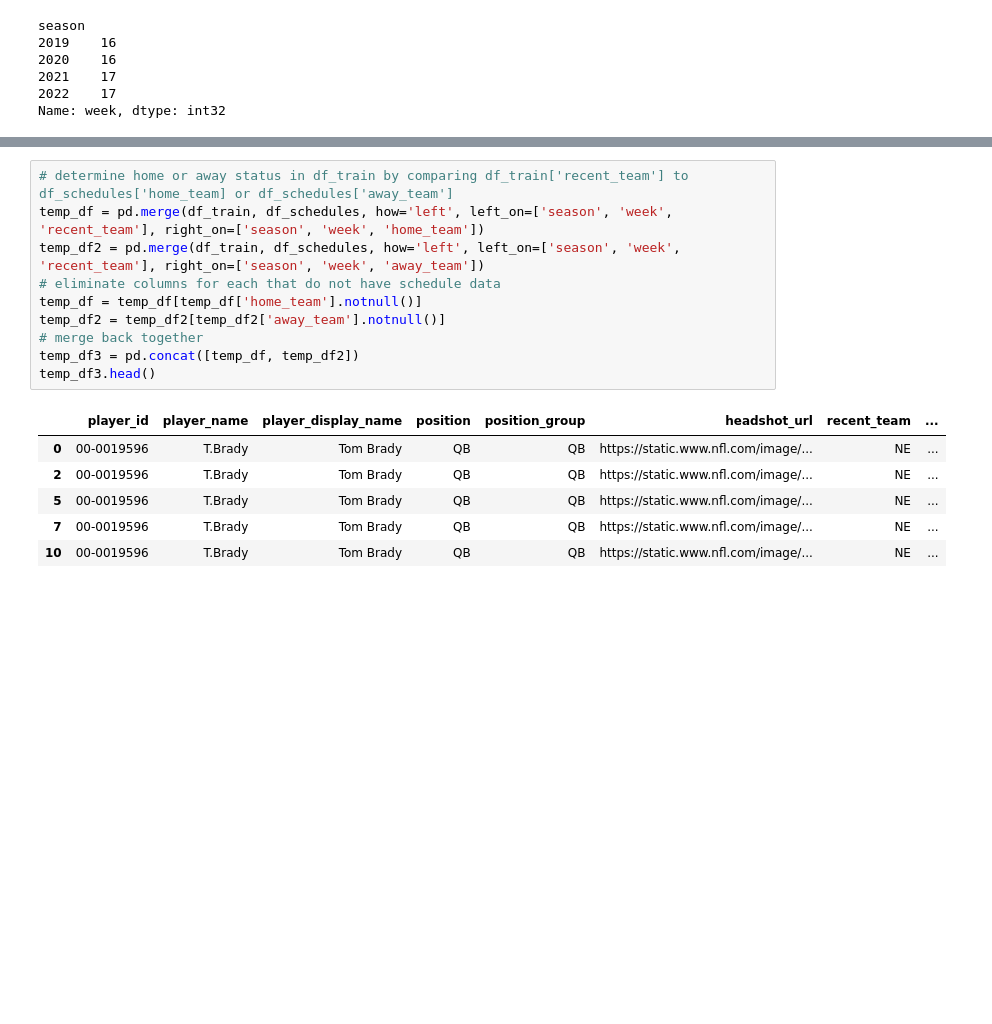
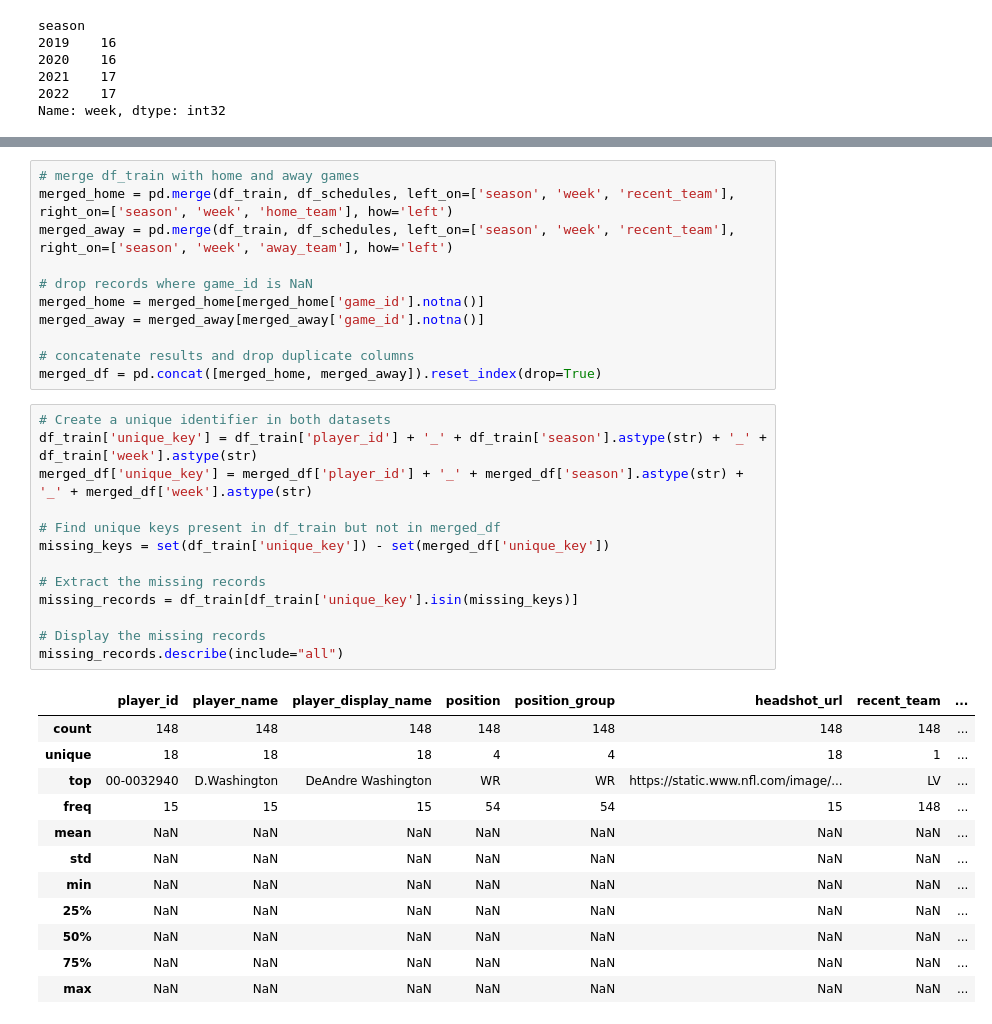
Before and after one commit to b00se/footbalf, a Jupyter notebook: dfs_sandbox.ipynb, the cells around one changed output, grey strips where cells are left out. Drawn from its saved outputs; the diff is of its cells as text; blank space fills up the shorter version.

```diff
--- a/dfs_sandbox.ipynb
+++ b/dfs_sandbox.ipynb
@@ -142,17 +138,37 @@ df_schedules.head()
-# %%
-# determine home or away status in df_train by comparing df_train['recent_team'] to df_schedules['home_team] or df_schedules['away_team']
-temp_df = pd.merge(df_train, df_schedules, how='left', left_on=['season', 'week', 'recent_team'], right_on=['season', 'week', 'home_team'])
-temp_df2 = pd.merge(df_train, df_schedules, how='left', left_on=['season', 'week', 'recent_team'], right_on=['season', 'week', 'away_team'])
-# eliminate columns for each that do not have schedule data
-temp_df = temp_df[temp_df['home_team'].notnull()]
-temp_df2 = temp_df2[temp_df2['away_team'].notnull()]
-# merge back together
-temp_df3 = pd.concat([temp_df, temp_df2])
-temp_df3.head()
-# %% [output]
-|  | player_id | player_name | player_display_name | position | position_group | headshot_url | recent_team | ... |
-| 0 | 00-0019596 | T.Brady | Tom Brady | QB | QB | https://static.www.nfl.com/image/... | NE | ... |
-| 2 | 00-0019596 | T.Brady | Tom Brady | QB | QB | https://static.www.nfl.com/image/... | NE | ... |
-| 5 | 00-0019596 | T.Brady | Tom Brady | QB | QB | https://static.www.nfl.com/image/... | NE | ... |
-| 7 | 00-0019596 | T.Brady | Tom Brady | QB | QB | https://static.www.nfl.com/image/... | NE | ... |
-| 10 | 00-0019596 | T.Brady | Tom Brady | QB | QB | https://static.www.nfl.com/image/... | NE | ... |
+# %%
+# merge df_train with home and away games
+merged_home = pd.merge(df_train, df_schedules, left_on=['season', 'week', 'recent_team'], right_on=['season', 'week', 'home_team'], how='left')
+merged_away = pd.merge(df_train, df_schedules, left_on=['season', 'week', 'recent_team'], right_on=['season', 'week', 'away_team'], how='left')
+
+# drop records where game_id is NaN
+merged_home = merged_home[merged_home['game_id'].notna()]
+merged_away = merged_away[merged_away['game_id'].notna()]
+
+# concatenate results and drop duplicate columns
+merged_df = pd.concat([merged_home, merged_away]).reset_index(drop=True)
+# %%
+# Create a unique identifier in both datasets
+df_train['unique_key'] = df_train['player_id'] + '_' + df_train['season'].astype(str) + '_' + df_train['week'].astype(str)
+merged_df['unique_key'] = merged_df['player_id'] + '_' + merged_df['season'].astype(str) + '_' + merged_df['week'].astype(str)
+
+# Find unique keys present in df_train but not in merged_df
+missing_keys = set(df_train['unique_key']) - set(merged_df['unique_key'])
+
+# Extract the missing records
+missing_records = df_train[df_train['unique_key'].isin(missing_keys)]
+
+# Display the missing records
+missing_records.describe(include="all")
+# %% [output]
+|  | player_id | player_name | player_display_name | position | position_group | headshot_url | recent_team | ... |
+| count | 148 | 148 | 148 | 148 | 148 | 148 | 148 | ... |
+| unique | 18 | 18 | 18 | 4 | 4 | 18 | 1 | ... |
+| top | 00-0032940 | D.Washington | DeAndre Washington | WR | WR | https://static.www.nfl.com/image/... | LV | ... |
+| freq | 15 | 15 | 15 | 54 | 54 | 15 | 148 | ... |
+| mean | NaN | NaN | NaN | NaN | NaN | NaN | NaN | ... |
+| std | NaN | NaN | NaN | NaN | NaN | NaN | NaN | ... |
+| min | NaN | NaN | NaN | NaN | NaN | NaN | NaN | ... |
+| 25% | NaN | NaN | NaN | NaN | NaN | NaN | NaN | ... |
+| 50% | NaN | NaN | NaN | NaN | NaN | NaN | NaN | ... |
+| 75% | NaN | NaN | NaN | NaN | NaN | NaN | NaN | ... |
+| max | NaN | NaN | NaN | NaN | NaN | NaN | NaN | ... |
```
Also changed, not shown: parts of 4 cells of this notebook.
